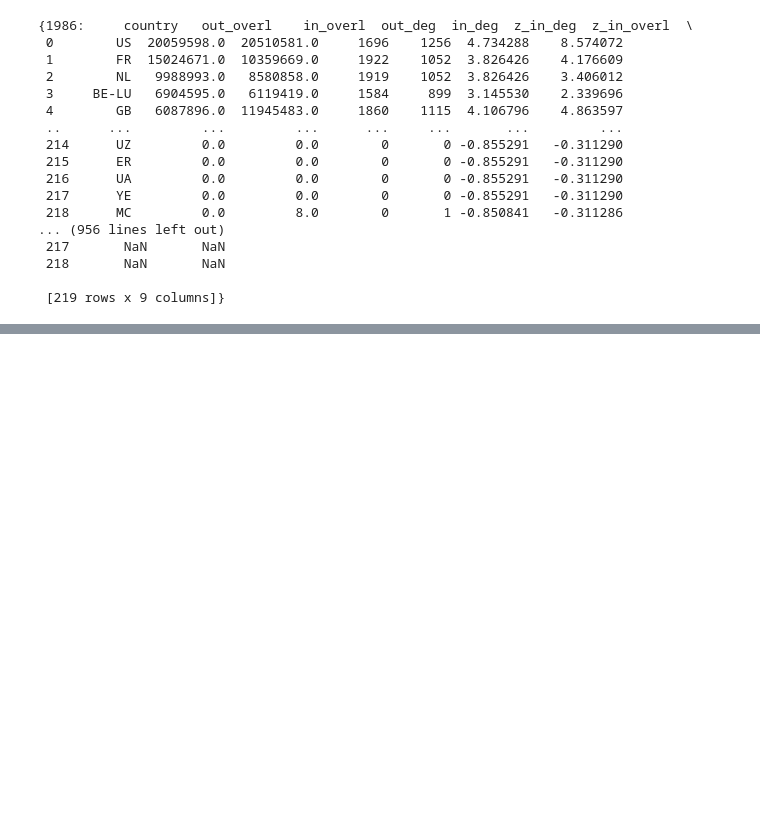
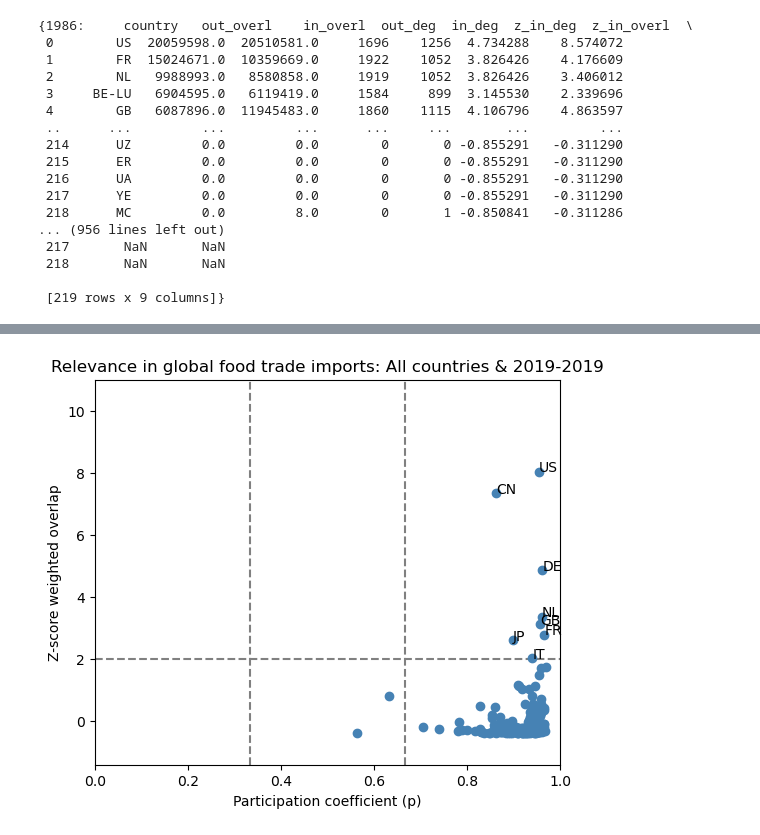
Before and after one commit to AFosch/Food_trade, a Jupyter notebook: Scripts/5.1_Multilayer_Year_map_working.ipynb, the cells around one changed output, grey strips where cells are left out. Drawn from its saved outputs; the diff is of its cells as text; code cells hidden in the pictures; blank space fills up the shorter version.

Commit message:
Alluvial + trend+ multilayer food products

```diff
--- a/Scripts/5.1_Multilayer_Year_map_working.ipynb
+++ b/Scripts/5.1_Multilayer_Year_map_working.ipynb
@@ -161,10 +164,20 @@ def Make_dict_years (data_in, country_metadata, direction, group_class, year_che
     return deg_particip
 # %%
 #year_check= 2019 #'1986-1988'#2019
-direction = ''
+direction = 'out'
 group_class = 'Food_group' # item
+unit_flag = 'dollars' # tonnes
 #data_og = pd.read_pickle('../Data/Data_year_groups_12.pkl')
 
 country_metadata = pd.read_pickle('../Data/Country_info.pkl')
 
 data_og = pd.read_pickle('../Data/Data_food_groups.pkl')
+
+# Agregate data in the selected group_class:
+if group_class == 'Food_group':
+    data_og = FoodEx_aggregation(data_og)
+    data_og = data_og.sort_values(by=['Food_group','year']).reset_index()
+else:
+    data_og['Food_group'] = data_og['item'] #need to fix
+
+data_og
@@ -195,10 +216,11 @@ Iterate estimation for all countries and years. It is saved as a dictionary with
 # %%
 list_years = data_og.year.unique()
 
-dict_results_in = dict((i, Make_dict_years(data_og,country_metadata, 'in', group_class,i)) for i in tqdm(list_years))
-dict_results_out = dict((i, Make_dict_years(data_og,country_metadata, 'out', group_class,i)) for i in tqdm(list_years))
+dict_results_in = dict((i, Make_dict_years(data_og,country_metadata, 'in', group_class,i, unit_flag)) for i in tqdm(list_years))
+dict_results_out = dict((i, Make_dict_years(data_og,country_metadata, 'out', group_class,i, unit_flag)) for i in tqdm(list_years))
 
-#pickle.dump(dict_results, open('../Data/country_overlap_particip.pkl', 'wb'))
+pickle.dump(dict_results_in, open('../Data/in_overlap_particip_'+unit_flag+'_'+group_class+'.pkl', 'wb'))
+pickle.dump(dict_results_out, open('../Data/out_overlap_particip_'+unit_flag+'_'+group_class+'.pkl', 'wb'))
 # %%
 dict_results_in
 # %% [output]
@@ -221,7 +243,7 @@ dict_results_in
  [219 rows x 9 columns]}
 # %%
 # need to do dynamic
-def Country_map_static (dict_results, parameters, country_list, year_list= 'All', plt_flag=True):
+def Country_map_static (dict_results, parameters, country_list, year_list= 'All', plt_flag=True, flag_annot ='Multi_hubs'):
 
     if (parameters['weight'] == True):
         w_f = '_w'
@@ -243,7 +265,7 @@ def Country_map_static (dict_results, parameters, country_list, year_list= 'All'
         year_list = list(dict_results.keys())
         title_year  = 'All years'
     else:
-        title_year  = year_list[0]
+        title_year  = str(min(year_list))+'-'+str(max(year_list))
 
     if direction == 'in':
         dir_title = 'imports'
@@ -261,8 +283,8 @@ def Country_map_static (dict_results, parameters, country_list, year_list= 'All'
         ax.axhline(y=2, color='grey', linestyle= '--', zorder = 1)
         ax.set_xlim (0,1)
         ax.set_xlim (0,1)
-        ax.set_ylim((minY_plot-1,maxY_plot+1))
-
+        #ax.set_ylim((minY_plot-1,maxY_plot+1))
+        ax.set_ylim((minY_plot-1,11))
         #
         ax.set_ylabel('Z-score ' + title_overlap)
         ax.set_xlabel('Participation coefficient (p)')
@@ -271,7 +293,6 @@ def Country_map_static (dict_results, parameters, country_list, year_list= 'All'
 
     # Iterate for countries:
     coords_dict = dict()
-
     for country in country_list:
         coords = pd.DataFrame()
         for y in year_list:
@@ -282,32 +303,51 @@ def Country_map_static (dict_results, parameters, country_list, year_list= 'All'
         coords_dict[country] = coords
         if (plt_flag ==True):
             # Plot
-            ax.scatter(coords['pc'+w_f+'_'+direction].iloc[2:-2], coords['z_'+direction+'_'+flag_overlap].iloc[2:-2],zorder = 2,s=20,label= coords.index)
-            ax.plot(coords['pc'+w_f+'_'+direction], coords['z_'+direction+'_'+flag_overlap],zorder = 2,label= coords.index)
-            ax.scatter(coords['pc'+w_f+'_'+direction].iloc[0], coords['z_'+direction+'_'+flag_overlap].iloc[0],zorder = 2,label= coords.index[0],color = 'black')
-            ax.scatter(coords['pc'+w_f+'_'+direction].iloc[-1], coords['z_'+direction+'_'+flag_overlap].iloc[-1],zorder = 2,label= coords.index[-1],color = 'red')
-            ax.annotate(country,(coords['pc'+w_f+'_'+direction].iloc[-1], coords['z_'+direction+'_'+flag_overlap].iloc[-1]),zorder = 2,label= coords.index[-1],color = 'steelblue')
+            if (len(year_list) == 1):
+                ax.scatter(coords['pc'+w_f+'_'+direction].iloc[-1], coords['z_'+direction+'_'+flag_overlap].iloc[-1],zorder = 2,label= coords.index[-1],color = 'steelblue')
+            else:
+                print(coords['pc'+w_f+'_'+direction].iloc[1:-2])
+                ax.plot(coords['pc'+w_f+'_'+direction], coords['z_'+direction+'_'+flag_overlap],zorder = 2,label= coords.index,color ='lightgray')
+                ax.scatter(coords['pc'+w_f+'_'+direction].iloc[1:-1], coords['z_'+direction+'_'+flag_overlap].iloc[1:-1],zorder = 2,s=8,label= coords.index,color ='lightgray')
+                ax.scatter(coords['pc'+w_f+'_'+direction].iloc[0], coords['z_'+direction+'_'+flag_overlap].iloc[0],zorder = 2,label= coords.index[0],s=8,color = 'steelblue')# black
+                ax.scatter(coords['pc'+w_f+'_'+direction].iloc[-1], coords['z_'+direction+'_'+flag_overlap].iloc[-1],zorder = 2,label= coords.index[-1],color = 'steelblue',marker='x')
 
-    fig_phase.savefig('../Plots/map_countries_export.pdf',format ='pdf',dpi=300)
+            multi_hubs = coords.loc[(coords['pc_w_'+direction]>=2/3) & (coords['z_'+direction+'_overl']>=2),:]
+            print(coords)
+            if (flag_annot =='Multi_hubs') & (len(multi_hubs)>0):
+                ax.annotate(country,(multi_hubs['pc'+w_f+'_'+direction].iloc[-1], multi_hubs['z_'+direction+'_'+flag_overlap].iloc[-1]),zorder = 2,label= multi_hubs.index[-1],color = 'black')
+            elif (flag_annot =='All'):
+                ax.annotate(country,(coords['pc'+w_f+'_'+direction].iloc[-1], coords['z_'+direction+'_'+flag_overlap].iloc[-1]),zorder = 2,label= coords.index[-1],color = 'black')
+
+    fig_phase.savefig('../Plots/map_countries_'+dir_title+'_'+parameters['flag_unit']+'.pdf',format ='pdf',dpi=300)
     plt.show()
-    print(country)
+    #print(country)
     return coords_dict
 
 
 # Coords dict
 weight =True
-group_class = 'item'#'Food_group'
+group_class = 'Food_group'#'Food_group'
 direction = 'in'
+flag_unit = 'tonnes'#'dollars
 
-if direction == 'out':
-    dict_results = dict_results_out
-else:
-    dict_results = dict_results_in
+try:
+    if direction == 'out':
+        dict_results = dict_results_out
+    else:
+        dict_results = dict_results_in
+except:
+    with open('../Data/'+direction+'_overlap_particip_'+unit_flag+'_'+group_class+'.pkl', 'rb') as f:
+        print('Data_loaded')
+        dict_results = pickle.load(f)
 
-parameters = {'group_class':group_class, 'direction': direction,'weight':weight}
-coords_dict = Country_map_static(dict_results,parameters, country_list='All',year_list=[2000,2019],plt_flag = True)
+    list_years = dict_results.keys()
 
+
+parameters = {'group_class':group_class, 'direction': direction,'weight':weight,'flag_unit':flag_unit}
+coords_dict = Country_map_static(dict_results,parameters, country_list='All',year_list=[2019],plt_flag = True, flag_annot='Multi_hubs')
+# list(range(1986,2019))
 coords =dict_results_out[2019]
-coords.loc[(coords['pc_w_'+direction]>=2/3) & (coords['z_'+direction+'_overl']>=2),:]
 
-pickle.dump(coords_dict, open('../Data/country_coords.pkl', 'wb'))
+# coords.loc[(coords['pc_w_'+direction]>=2/3) & (coords['z_'+direction+'_overl']>=2),:]
+# %% [output]
@@ -314 +371,2 @@ pickle.dump(coords_dict, open('../Data/country_coords.pkl', 'wb'))
+[figure, added]
 # %%
```
Also changed, not shown: parts of 8 cells of this notebook, 18 other files.
